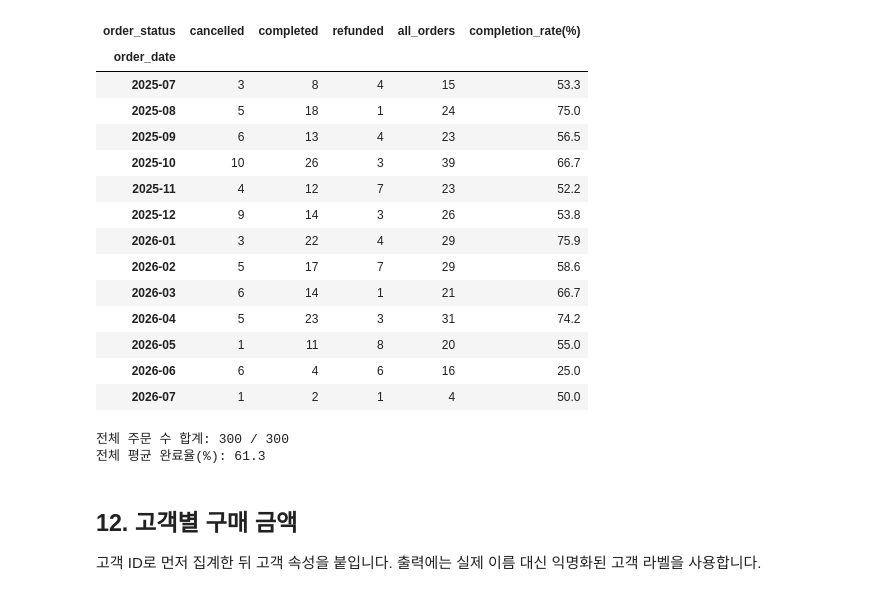
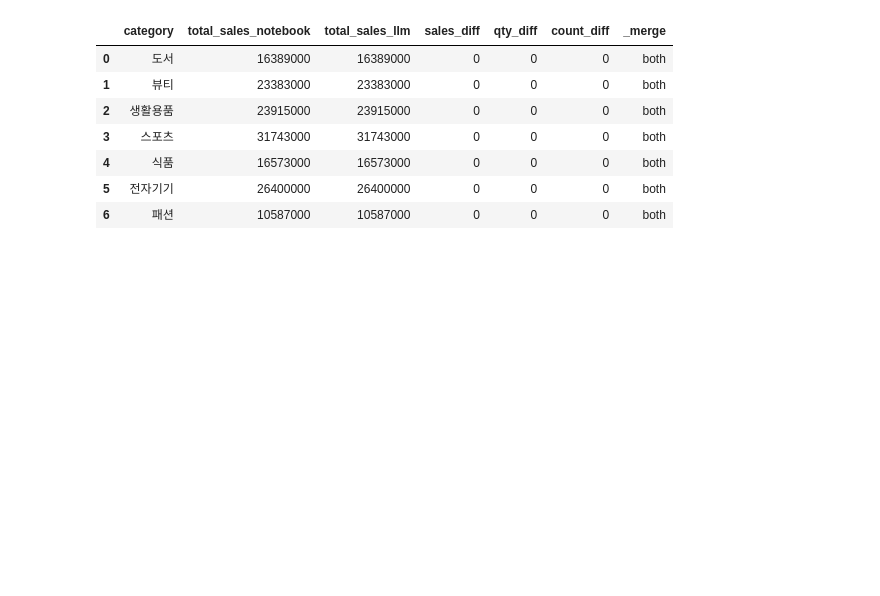
Before and after one commit to Taejin-AI/llm-data-analysis-study, a Jupyter notebook: chapter04/chapter04.ipynb, the cells around one changed output. Cells and saved outputs as stored; diff of their text form; code cells hidden in the pictures; blank space fills up the shorter version.

```diff
--- a/chapter04/chapter04.ipynb
+++ b/chapter04/chapter04.ipynb
@@ -227,0 +341,22 @@ Name: count, dtype: int64
+# %%
+# [핵심 질문] 카테고리별 completed 상품 주문 금액 (분석 기간 2025-07-01 ~ 2026-07-31)
+category_sales = (
+    completed_sales_items
+    .groupby('category', as_index=False)
+    .agg(
+        total_sales=('line_total', 'sum'),
+        total_quantity=('quantity', 'sum'),
+        order_count=('order_id', 'nunique'),
+        customer_count=('customer_id', 'nunique'),
+        product_count=('product_id', 'nunique'),
+    )
+    .sort_values('total_sales', ascending=False)
+    .reset_index(drop=True)
+)
+category_sales['amount_ratio(%)'] = (category_sales['total_sales'] / category_sales['total_sales'].sum() * 100).round(2)
+category_sales['amount_per_product'] = (category_sales['total_sales'] / category_sales['product_count']).round(0)
+display(category_sales)
+top = category_sales.loc[0]
+print(f"답: completed 상품 주문 금액 1위 카테고리 = {top['category']} ({top['total_sales']:,}, {top['amount_ratio(%)']}%)",
+      f"| 2위와 차이 {top['total_sales'] - category_sales.loc[1, 'total_sales']:,}")
+print('카테고리별 order_count 합계:', category_sales['order_count'].sum(), '/ 실제 completed 주문 수:', completed_sales_items['order_id'].nunique())
@@ -487,12 +772,17 @@ display(monthly_summary)
 # %%
-# [추가 분석] 월별 전체 주문 수와 주문 상태 구성 — 월별 금액 변화가 '주문 수' 때문인지 '완료율' 때문인지 분리
-monthly_status = pd.crosstab(
-    order_sales.drop_duplicates('order_id')['order_date'].dt.to_period('M').astype(str),
-    order_sales.drop_duplicates('order_id')['order_status'],
+# ② 경로만 DATA_DIR로 수정해서 실행 (로직은 원문 그대로) → ③ Notebook 결과와 대조
+llm_code_fixed = LLM_CODE.replace('pd.read_csv("data/raw/', 'pd.read_csv(DATA_DIR / "')
+llm_ns = {'DATA_DIR': DATA_DIR}
+print('② 경로 수정 후 실행 출력 ↓')
+exec(llm_code_fixed, llm_ns)
+llm_category = llm_ns['category_summary']
+
+compare = category_sales[['category', 'total_sales', 'total_quantity', 'order_count']].merge(
+    llm_category, on='category', how='outer', suffixes=('_notebook', '_llm'), indicator=True,
 )
-monthly_status['all_orders'] = monthly_status.sum(axis=1)
-monthly_status['completion_rate(%)'] = (monthly_status['completed'] / monthly_status['all_orders'] * 100).round(1)
-display(monthly_status)
-print('전체 주문 수 합계:', monthly_status['all_orders'].sum(), '/', len(orders))
-print('전체 평균 완료율(%):', round(len(orders[orders['order_status'] == 'completed']) / len(orders) * 100, 1))
+compare['sales_diff'] = compare['total_sales_llm'] - compare['total_sales_notebook']
+compare['qty_diff'] = compare['total_quantity_llm'] - compare['total_quantity_notebook']
+compare['count_diff'] = compare['order_count_llm'] - compare['order_count_notebook']
+print('\n③ Notebook category_sales와 대조')
+display(compare[['category', 'total_sales_notebook', 'total_sales_llm', 'sales_diff', 'qty_diff', 'count_diff', '_merge']])
 # %% [output]
@@ -499,21 +804,8 @@ print('전체 평균 완료율(%):', round(len(orders[orders['order_status'] ==
-| order_status | cancelled | completed | refunded | all_orders | completion_rate(%) |
-| order_date |  |  |  |  |  |
-| 2025-07 | 3 | 8 | 4 | 15 | 53.3 |
-| 2025-08 | 5 | 18 | 1 | 24 | 75.0 |
-| 2025-09 | 6 | 13 | 4 | 23 | 56.5 |
-| 2025-10 | 10 | 26 | 3 | 39 | 66.7 |
-| 2025-11 | 4 | 12 | 7 | 23 | 52.2 |
-| 2025-12 | 9 | 14 | 3 | 26 | 53.8 |
-| 2026-01 | 3 | 22 | 4 | 29 | 75.9 |
-| 2026-02 | 5 | 17 | 7 | 29 | 58.6 |
-| 2026-03 | 6 | 14 | 1 | 21 | 66.7 |
-| 2026-04 | 5 | 23 | 3 | 31 | 74.2 |
-| 2026-05 | 1 | 11 | 8 | 20 | 55.0 |
-| 2026-06 | 6 | 4 | 6 | 16 | 25.0 |
-| 2026-07 | 1 | 2 | 1 | 4 | 50.0 |
+|  | category | total_sales_notebook | total_sales_llm | sales_diff | qty_diff | count_diff | _merge |
+| 0 | 도서 | 16389000 | 16389000 | 0 | 0 | 0 | both |
+| 1 | 뷰티 | 23383000 | 23383000 | 0 | 0 | 0 | both |
+| 2 | 생활용품 | 23915000 | 23915000 | 0 | 0 | 0 | both |
+| 3 | 스포츠 | 31743000 | 31743000 | 0 | 0 | 0 | both |
+| 4 | 식품 | 16573000 | 16573000 | 0 | 0 | 0 | both |
+| 5 | 전자기기 | 26400000 | 26400000 | 0 | 0 | 0 | both |
+| 6 | 패션 | 10587000 | 10587000 | 0 | 0 | 0 | both |
-전체 주문 수 합계: 300 / 300
-전체 평균 완료율(%): 61.3
-# %% [markdown]
-## 12. 고객별 구매 금액
-
-고객 ID로 먼저 집계한 뒤 고객 속성을 붙입니다. 출력에는 실제 이름 대신 익명화된 고객 라벨을 사용합니다.
```
Also changed, not shown: parts of 67 cells of this notebook, 15 other files.
